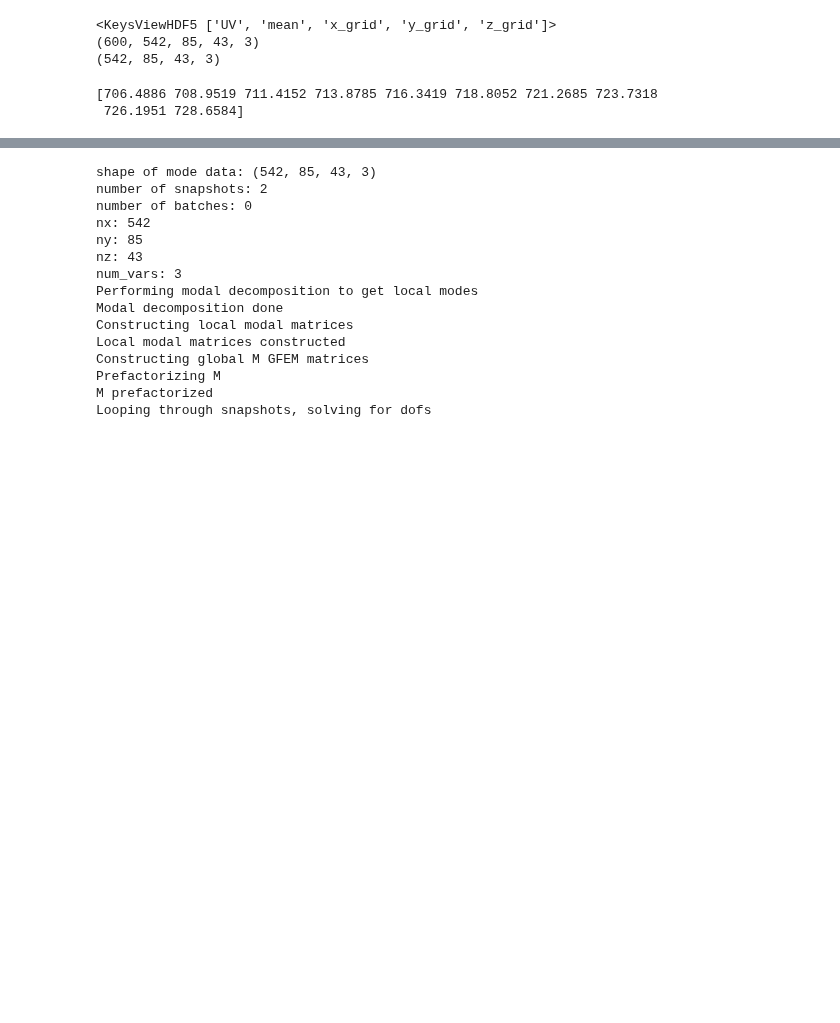
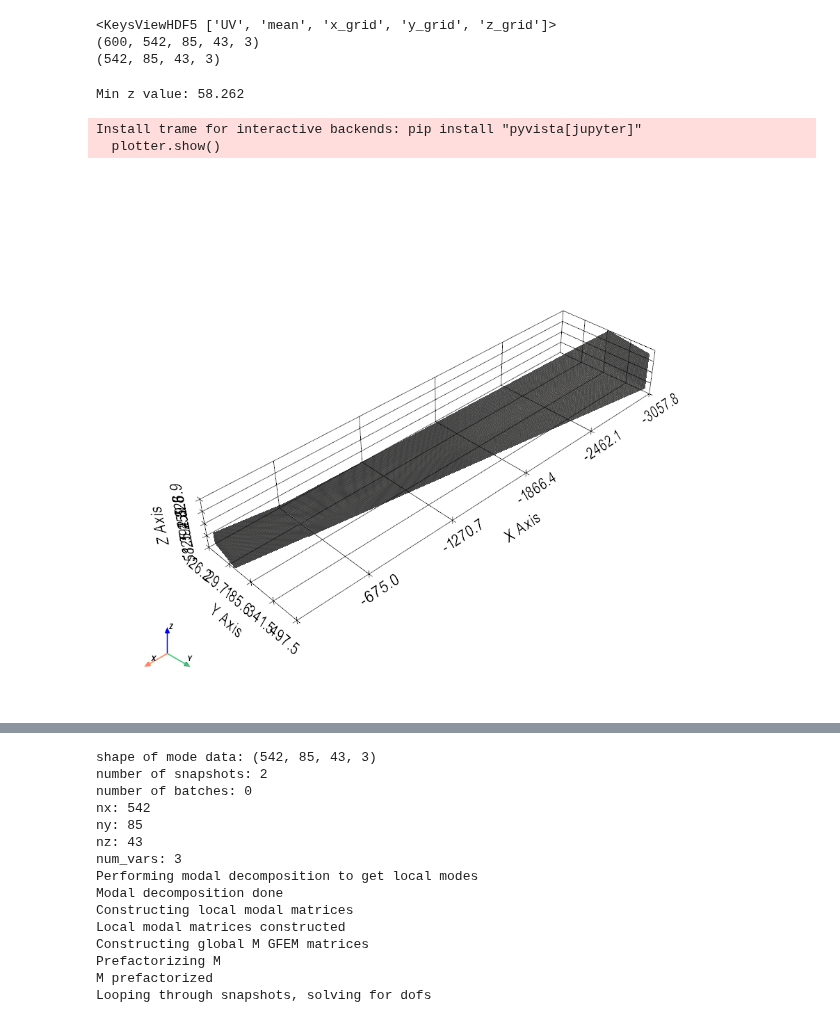
Before and after one commit to morton311/carrier_dls, a Jupyter notebook: lib/carrier_dls.ipynb, the cells around one changed output, grey strips where cells are left out. Cells and saved outputs as stored; diff of their text form; code cells hidden in the pictures; blank space fills up the shorter version.

```diff
--- a/lib/carrier_dls.ipynb
+++ b/lib/carrier_dls.ipynb
@@ -8,5 +8,5 @@ import lib.dls as dls
 # %%
-with h5py.File('data/gencarr_transpose.h5', 'r') as f:
+with h5py.File('../data/gencarr_transpose.h5', 'r') as f:
     print(f.keys())
     mean = f['mean'][:]
     data = f['UV'][:2]
@@ -20,9 +20,23 @@ with h5py.File('data/gencarr_transpose.h5', 'r') as f:
 (600, 542, 85, 43, 3)
 (542, 85, 43, 3)
 # %%
+# Visualize the given mesh without data
+# Create a PyVista mesh
+mesh = pv.StructuredGrid(-x_grid, y_grid, z_grid)
+# print min z value
+print("Min z value:", np.min(z_grid))
+# Visualize the mesh without data
+plotter = pv.Plotter()
+plotter.add_mesh(mesh, show_edges=True, color='lightgray', opacity=0.5)
+#add axes and ticks
+plotter.show_axes()
+plotter.show_grid()
+plotter.show()
 # %% [output]
-[706.4886 708.9519 711.4152 713.8785 716.3419 718.8052 721.2685 723.7318
- 726.1951 728.6584]
+Min z value: 58.262
+Install trame for interactive backends: pip install "pyvista[jupyter]"
+  plotter.show()
+[figure, added]
 # %%
 data_path = 'data/gencarr_transpose.h5'
 field_name = 'UV'
```
Also changed, not shown: parts of 2 cells of this notebook, 5 other files.
